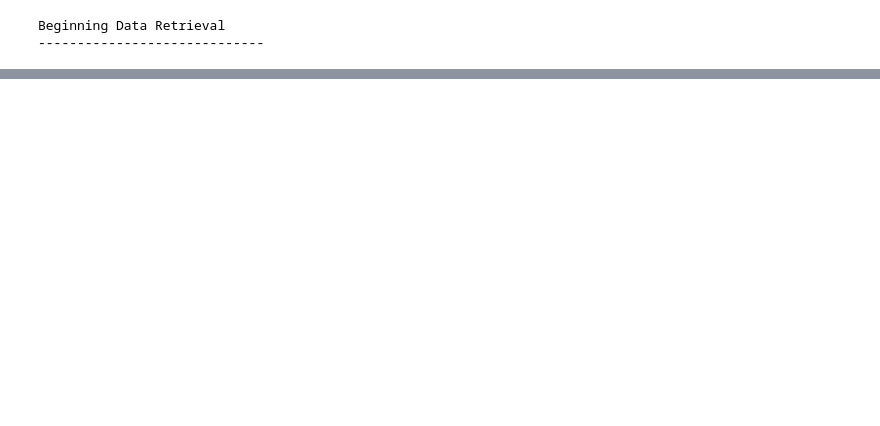
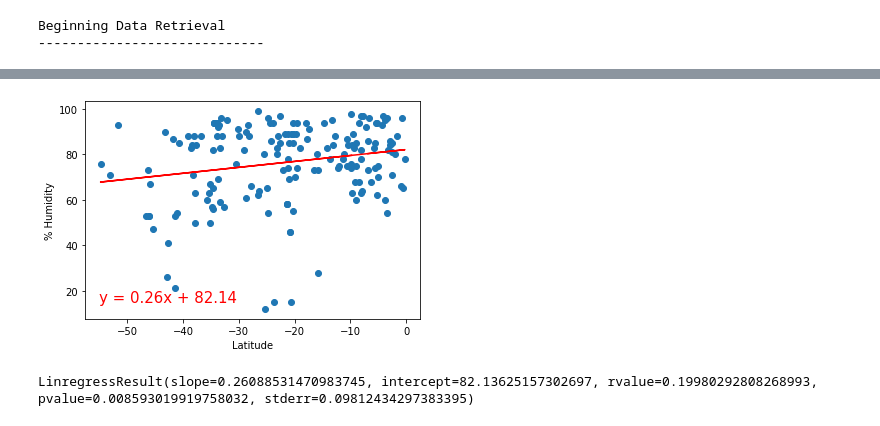
Before and after one commit to ccorboy/World_Weather_Analysis, a Jupyter notebook: WeatherPy.ipynb, the cells around one changed output, grey strips where cells are left out. Saved outputs shown, nothing was run; the diff lists cells and outputs as text; code cells hidden in the pictures; blank space fills up the shorter version.

```diff
--- a/WeatherPy.ipynb
+++ b/WeatherPy.ipynb
@@ -251,0 +336,14 @@ plt.show()
+# %%
+# Linear regression on the Southern Hemisphere (vs Humidity)
+x_values = southern_hemi_df["Lat"]
+y_values = southern_hemi_df["Humidity"]
+# Call the function.
+plot_linear_regression(x_values, y_values,
+                       'Linear Regression on the Southern Hemisphere \
+                        for % Humidity', '% Humidity',(-55,15))
+# %% [output]
+[figure, added]
+# %%
+linregress(x_values, y_values)
+# %% [output]
+LinregressResult(slope=0.26088531470983745, intercept=82.13625157302697, rvalue=0.19980292808268993, pvalue=0.008593019919758032, stderr=0.09812434297383395)
```
Also changed, not shown: parts of 24 cells of this notebook.
